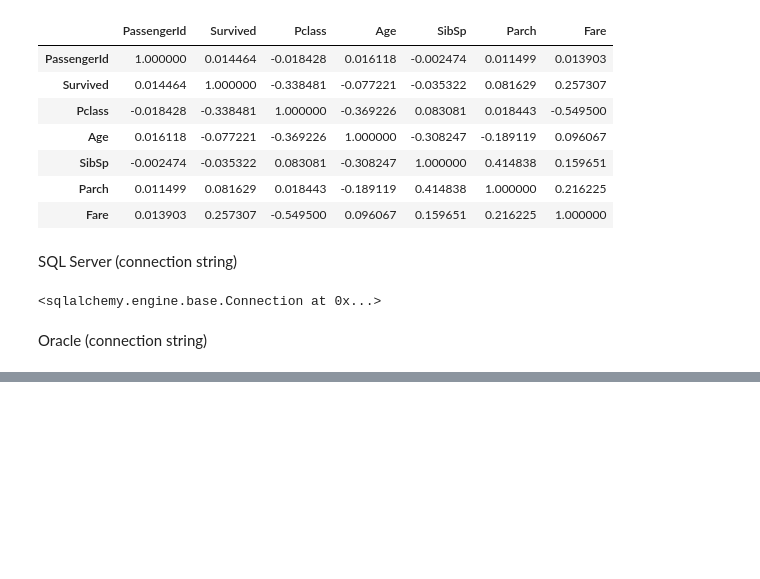
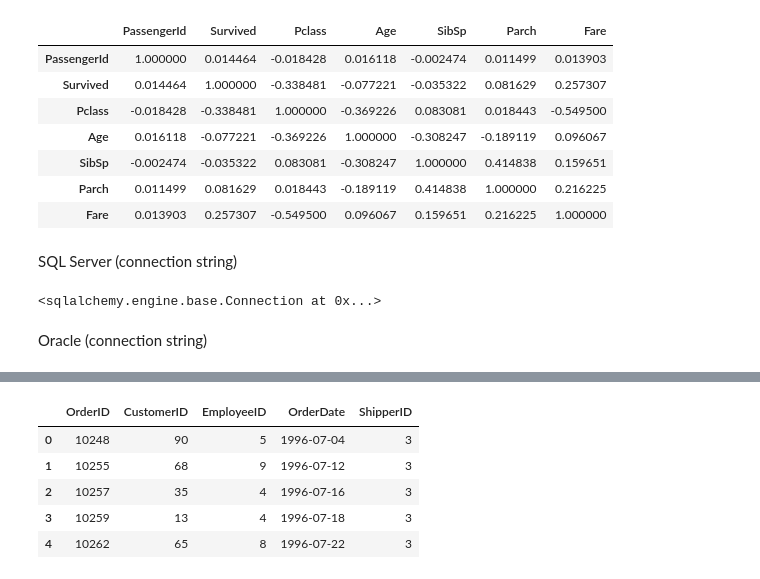
Before and after one commit to MonaTaghavi/dm-ann, a Jupyter notebook: notebooks/02dm-titanic-sql.ipynb, the cells around one changed output, grey strips where cells are left out. Cells and saved outputs as stored; diff of their text form; code cells hidden in the pictures; blank space fills up the shorter version.

```diff
--- a/notebooks/02dm-titanic-sql.ipynb
+++ b/notebooks/02dm-titanic-sql.ipynb
@@ -179,0 +190,10 @@ engine = create_engine(connection_string)
+# %%
+Shipper3_df = pd.read_sql("SELECT * FROM dbo.orders WHERE ShipperID = 3", engine)
+Shipper3_df.head()
+# %% [output]
+|  | OrderID | CustomerID | EmployeeID | OrderDate | ShipperID |
+| 0 | 10248 | 90 | 5 | 1996-07-04 | 3 |
+| 1 | 10255 | 68 | 9 | 1996-07-12 | 3 |
+| 2 | 10257 | 35 | 4 | 1996-07-16 | 3 |
+| 3 | 10259 | 13 | 4 | 1996-07-18 | 3 |
+| 4 | 10262 | 65 | 8 | 1996-07-22 | 3 |
```
Also changed, not shown: parts of 2 cells of this notebook.
